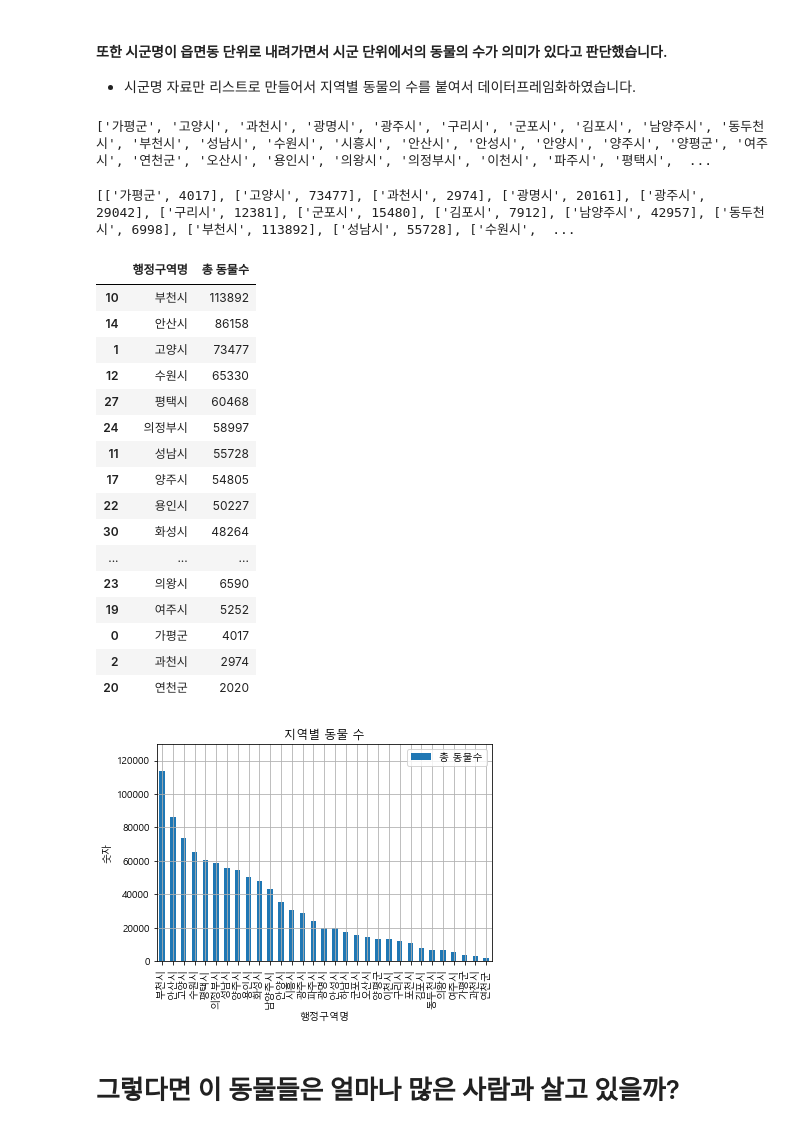
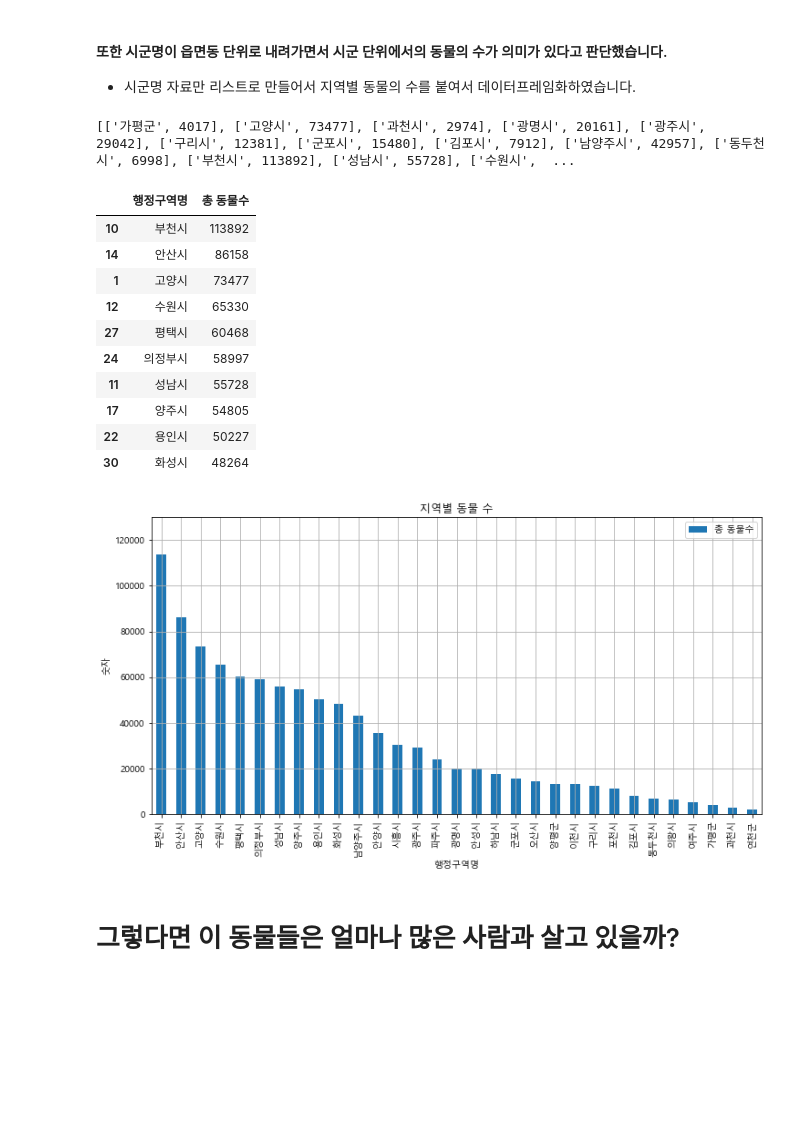
Before and after one commit to doksan-tech/project_pet, a Jupyter notebook: 경기도 반려동물.ipynb, the cells around one changed output. Saved outputs shown, nothing was run; the diff lists cells and outputs as text; code cells hidden in the pictures; blank space fills up the shorter version.

```diff
--- a/경기도 반려동물.ipynb
+++ b/경기도 반려동물.ipynb
@@ -78,23 +68,20 @@ pet
 # 원본 반영 안하고 리스트로 불러내기
 town_num = pet.drop_duplicates(['시군명'], keep='first', inplace=False, ignore_index=True)
 town = list(town_num['시군명'])
-print(town)
+
+ani_list = []
+for i in town:
+    ani_sum = pet[pet['시군명'].str.contains(i)]['등록동물수(마리)'].sum()
+    ani_list.append([i, ani_sum])
+print(ani_list)
 # %% [output]
-['가평군', '고양시', '과천시', '광명시', '광주시', '구리시', '군포시', '김포시', '남양주시', '동두천시', '부천시', '성남시', '수원시', '시흥시', '안산시', '안성시', '안양시', '양주시', '양평군', '여주시', '연천군', '오산시', '용인시', '의왕시', '의정부시', '이천시', '파주시', '평택시',  ...
+[['가평군', 4017], ['고양시', 73477], ['과천시', 2974], ['광명시', 20161], ['광주시', 29042], ['구리시', 12381], ['군포시', 15480], ['김포시', 7912], ['남양주시', 42957], ['동두천시', 6998], ['부천시', 113892], ['성남시', 55728], ['수원시',  ...
-# %%
-ani_list = []
-for i in town:
-    ani_sum = pet[pet['시군명'].str.contains(i)]['등록동물수(마리)'].sum()
-    ani_list.append([i, ani_sum])
-print(ani_list)
-# %% [output]
-[['가평군', 4017], ['고양시', 73477], ['과천시', 2974], ['광명시', 20161], ['광주시', 29042], ['구리시', 12381], ['군포시', 15480], ['김포시', 7912], ['남양주시', 42957], ['동두천시', 6998], ['부천시', 113892], ['성남시', 55728], ['수원시',  ...
 # %%
 # 자료 정제
 pet_df = pd.DataFrame(ani_list)
 pet_df.columns = ['행정구역명', '총 동물수']
 pet_sort = pet_df.sort_values(by=['총 동물수'],ascending=False)
-pet_sort
+pet_sort.head(10)
 # %% [output]
 |  | 행정구역명 | 총 동물수 |
 | 10 | 부천시 | 113892 |
@@ -107,23 +94,17 @@ pet_sort
 | 17 | 양주시 | 54805 |
 | 22 | 용인시 | 50227 |
 | 30 | 화성시 | 48264 |
-| ... | ... | ... |
-| 23 | 의왕시 | 6590 |
-| 19 | 여주시 | 5252 |
-| 0 | 가평군 | 4017 |
-| 2 | 과천시 | 2974 |
-| 20 | 연천군 | 2020 |
 # %%
-pet_sort.plot(x='행정구역명', y='총 동물수',kind='bar')
+pet_sort.plot(x='행정구역명', y='총 동물수',kind='bar',figsize = (12,6),fontsize = (10))
 plt.title("지역별 동물 수")
 plt.xlabel('행정구역명')
 plt.ylabel('숫자')
 plt.legend(['총 동물수'])
 plt.grid(True)
 plt.ylim([0, 130000]) # Y축 최대 수치 13만 마리를 기준으로 그래프 작성
 plt.show();
 # %% [output]
-[figure, old version]
+[figure, new version]
 # %% [markdown]
 # 그렇다면 이 동물들은 얼마나 많은 사람과 살고 있을까?
 # %%
```
Also changed, not shown: parts of 15 cells of this notebook.
